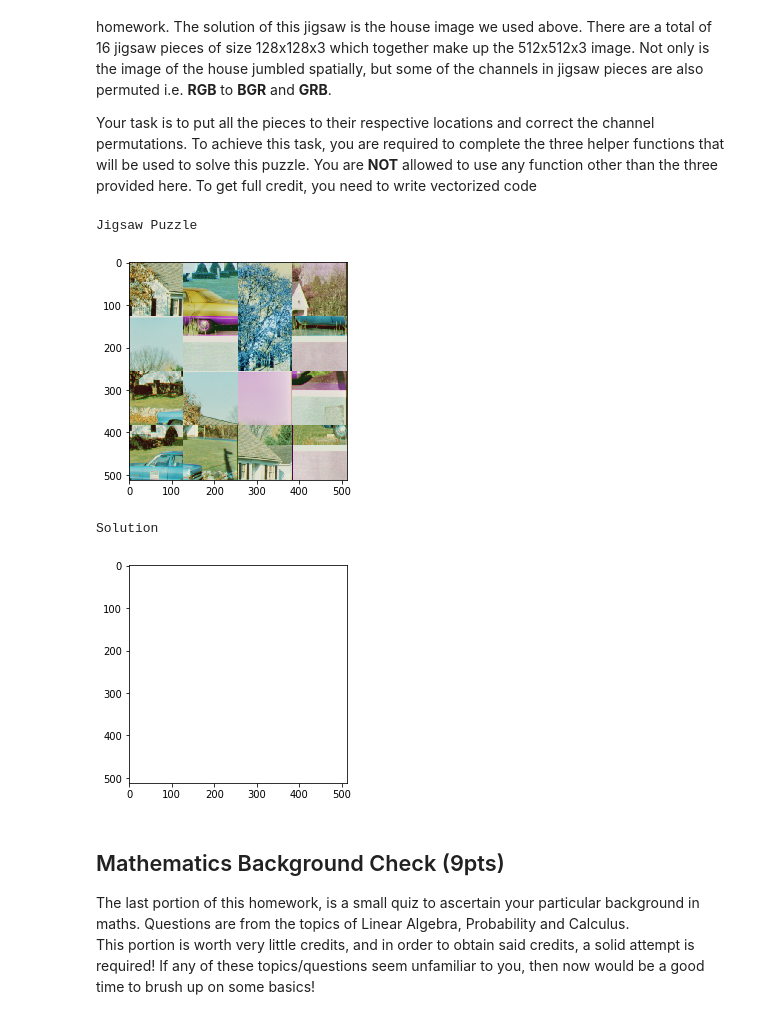
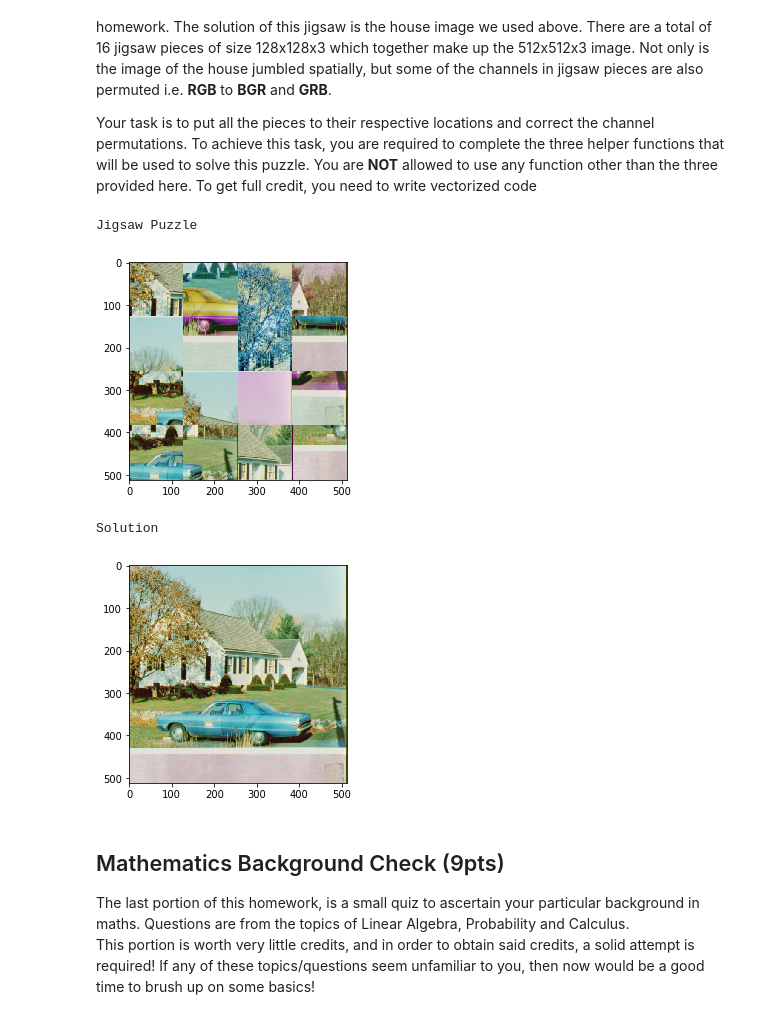
Before and after one commit to darylnak/computervision, a Jupyter notebook: hw1/HW0.ipynb, the cells around one changed output. Drawn from its saved outputs; the diff is of its cells as text; code cells hidden in the pictures.

```diff
--- a/hw1/HW0.ipynb
+++ b/hw1/HW0.ipynb
@@ -297,7 +337,7 @@ def getTile(jigsaw, tile_idx):
 
 
     # Write your code here
-    piece = np.zeros((128,128,3))   # modify piece
+    piece = jigsaw[128*tile_idx[0]:128 + 128*tile_idx[0], 128*tile_idx[1]:128 + 128*tile_idx[1]]   # modify piece
     return piece.copy()
 
 def permuteChannels(tile, permutation):
@@ -315,6 +355,10 @@ def permuteChannels(tile, permutation):
     assert len(permutation) == 3, 'There are only 3 channels'
 
     #Write your code here
+    ref = tile.copy()
+    tile[:,:,0] = ref[:,:,permutation[0]]
+    tile[:,:,1] = ref[:,:,permutation[1]]
+    tile[:,:,2] = ref[:,:,permutation[2]]
     tile_permuted = tile       # modify tile_permuted
     return tile_permuted.copy()
 
@@ -334,38 +378,47 @@ def putTile(board, tile, tile_idx):
     assert isinstance(tile_idx,tuple), 'tile index must be a tuple'
     assert len(tile_idx) == 2, 'tile index must specify the row and column index of the jigsaw'
 
     # Write your own code here
     img = board.copy()   # modify img
+    img[128*tile_idx[0]:128 + 128*tile_idx[0], 128*tile_idx[1]:128 + 128*tile_idx[1]] = tile
     return img
 
 TILE_SIZE = 128
-source = [(0,0),(0,1),(0,2),(0,3),(1,0),(1,1),(1,2),(1,3),(2,0),(2,1),(2,2),(2,3),(3,0),(3,1),(3,2),(3,3)]
+source = [(0,0),(0,1),(0,2),(0,3),
+          (1,0),(1,1),(1,2),(1,3),
+          (2,0),(2,1),(2,2),(2,3),
+          (3,0),(3,1),(3,2),(3,3)]
 
 # Fill in the target list with the corresponding piece locations
-target = [(0,0),(0,1),(0,2),(0,3),(1,0),(1,1),(1,2),(1,3),(2,0),(2,1),(2,2),(2,3),(3,0),(3,1),(3,2),(3,3)]
+target = [(1,1),(2,2),(0,0),(1,3),
+          (0,2),(3,2),(1,0),(3,1),
+          (2,0),(0,1),(0,3),(3,3),
+          (2,1),(2,3),(1,2),(3,0)]
 #Fill in the respective channel permutations
-channelPermutation = [(0,1,2),(0,1,2),(0,1,2),(0,1,2),(0,1,2),(0,1,2),(0,1,2),(0,1,2),
-                           (0,1,2),(0,1,2),(0,1,2),(0,1,2),(0,1,2),(0,1,2),(0,1,2),(0,1,2)]
+channelPermutation = [(0,1,2),(2,1,0),(2,1,0),(1,0,2),
+                      (0,1,2),(1,0,2),(2,1,0),(0,1,2),
+                      (0,1,2),(0,1,2),(1,0,2),(1,0,2),
+                      (0,1,2),(0,1,2),(0,1,2),(0,1,2)]
 
 jigsaw = plt.imread('jigsaw.png')[:,:,:3]
 board = np.ones(jigsaw.shape)
 
 for i in range(16):
     tile = getTile(jigsaw, source[i])
     tile = permuteChannels(tile, channelPermutation[i])
     board = putTile(board, tile, target[i])
 
 print("Jigsaw Puzzle")
 plt.imshow(jigsaw)
 plt.show()
 print("Solution")
 plt.imshow(board)
 plt.show()
 # %% [output]
 Jigsaw Puzzle
 [figure]
 Solution
-[figure, old version]
+[figure, new version]
 # %% [markdown]
 ## Mathematics Background Check (9pts)
 The last portion of this homework, is a small quiz to ascertain your particular background in maths. Questions are from the topics of Linear Algebra, Probability and Calculus.
```
Also changed, not shown: parts of 6 cells of this notebook.
